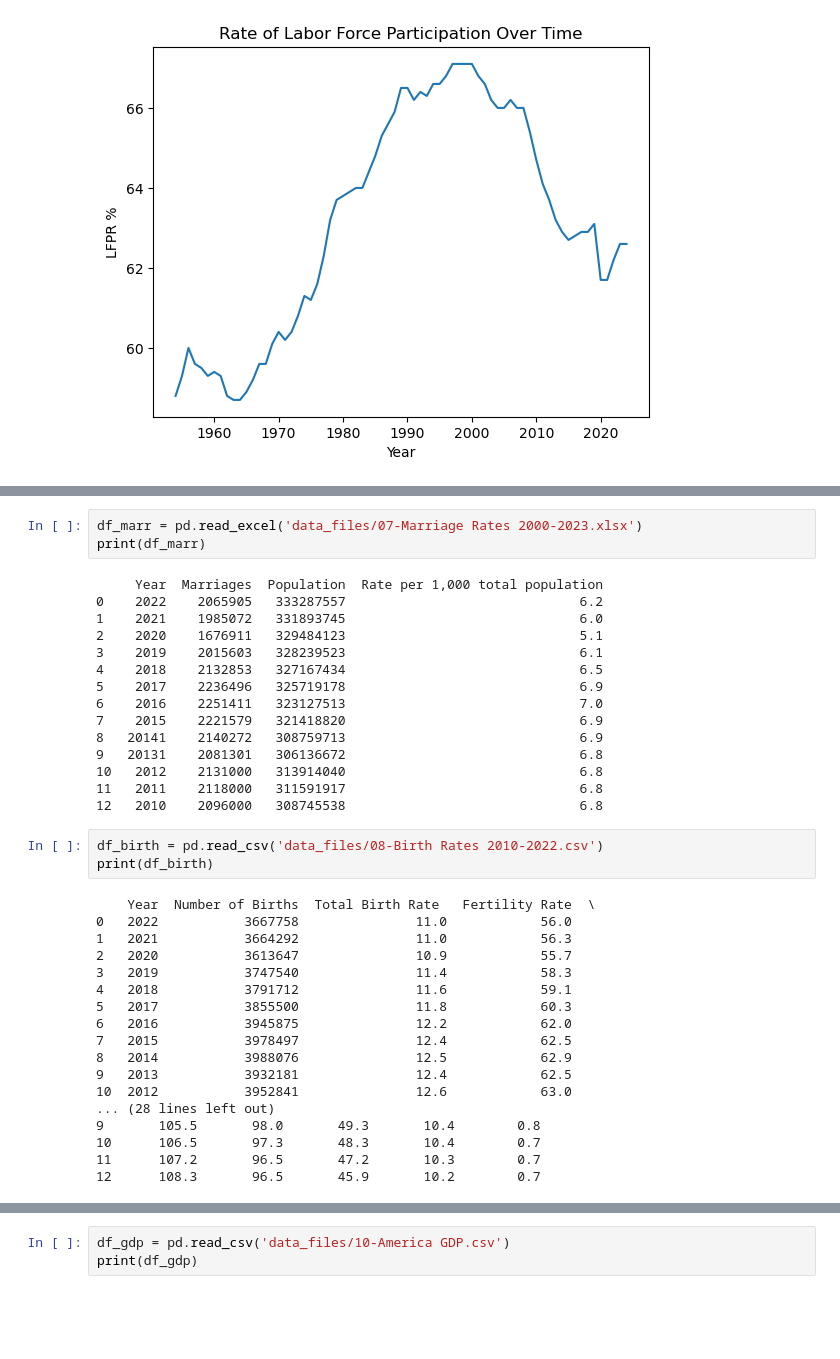
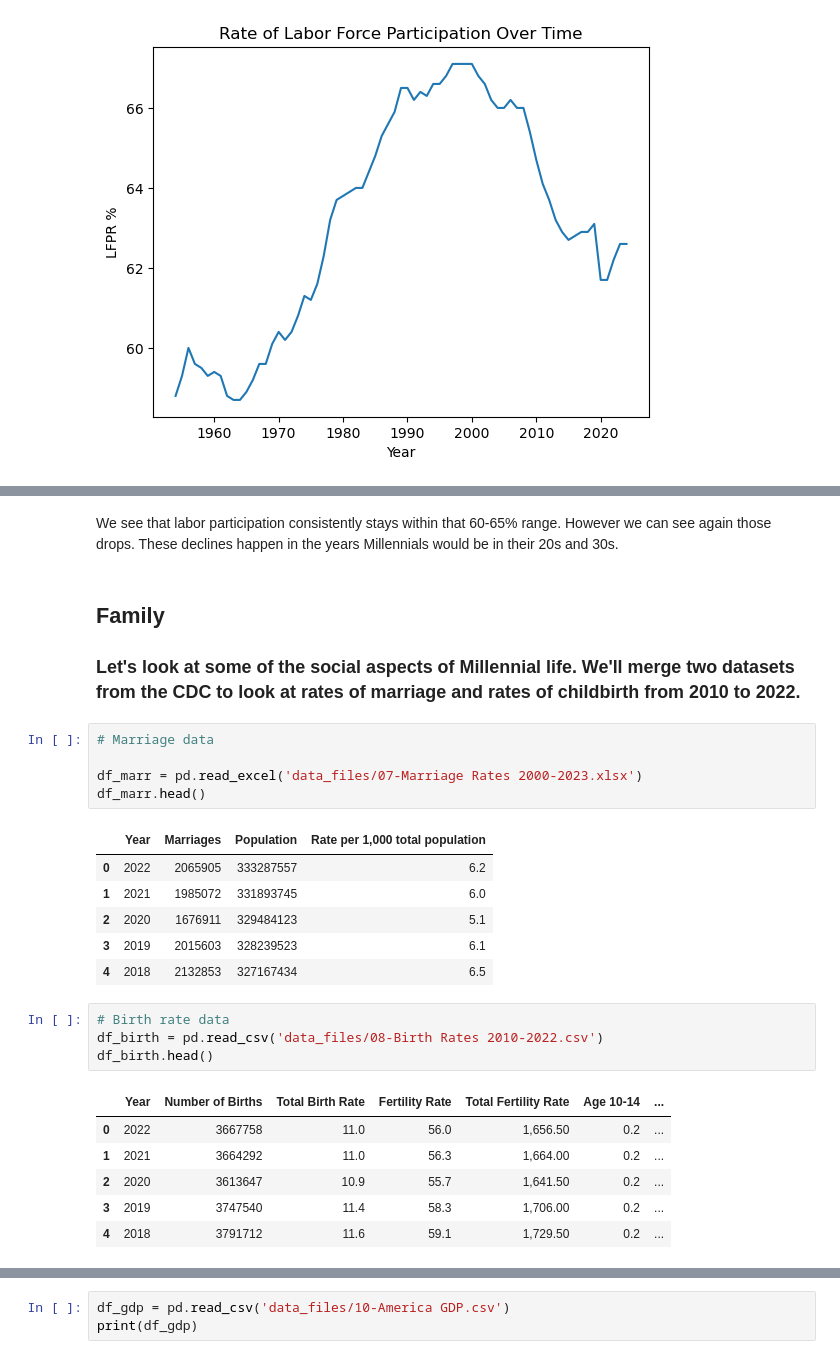
Before and after one commit to Mhuffman-Code/DA-Pathway-Project, a Jupyter notebook: code.ipynb, the cells around one changed output, grey strips where cells are left out. Drawn from its saved outputs; the diff is of its cells as text; blank space fills up the shorter version.

```diff
--- a/code.ipynb
+++ b/code.ipynb
@@ -189,42 +168,33 @@ print(df_tuition)
+# %% [markdown]
+We see that labor participation consistently stays within that 60-65% range. However we can see again those drops.
+These declines happen in the years Millennials would be in their 20s and 30s.
+# %% [markdown]
+## Family
+
+### Let's look at some of the social aspects of Millennial life. We'll merge two datasets from the CDC to look at rates of marriage and rates of childbirth from 2010 to 2022.
 # %%
+# Marriage data
+
 df_marr = pd.read_excel('data_files/07-Marriage Rates 2000-2023.xlsx')
-print(df_marr)
+df_marr.head()
 # %% [output]
-     Year  Marriages  Population  Rate per 1,000 total population
-0    2022    2065905   333287557                              6.2
-1    2021    1985072   331893745                              6.0
-2    2020    1676911   329484123                              5.1
-3    2019    2015603   328239523                              6.1
-4    2018    2132853   327167434                              6.5
-5    2017    2236496   325719178                              6.9
-6    2016    2251411   323127513                              7.0
-7    2015    2221579   321418820                              6.9
-8   20141    2140272   308759713                              6.9
-9   20131    2081301   306136672                              6.8
-10   2012    2131000   313914040                              6.8
-11   2011    2118000   311591917                              6.8
-12   2010    2096000   308745538                              6.8
+|  | Year | Marriages | Population | Rate per 1,000 total population |
+| 0 | 2022 | 2065905 | 333287557 | 6.2 |
+| 1 | 2021 | 1985072 | 331893745 | 6.0 |
+| 2 | 2020 | 1676911 | 329484123 | 5.1 |
+| 3 | 2019 | 2015603 | 328239523 | 6.1 |
+| 4 | 2018 | 2132853 | 327167434 | 6.5 |
 # %%
+# Birth rate data
 df_birth = pd.read_csv('data_files/08-Birth Rates 2010-2022.csv')
-print(df_birth)
+df_birth.head()
 # %% [output]
-    Year  Number of Births  Total Birth Rate   Fertility Rate  \
-0   2022           3667758               11.0            56.0
-1   2021           3664292               11.0            56.3
-2   2020           3613647               10.9            55.7
-3   2019           3747540               11.4            58.3
-4   2018           3791712               11.6            59.1
-5   2017           3855500               11.8            60.3
-6   2016           3945875               12.2            62.0
-7   2015           3978497               12.4            62.5
-8   2014           3988076               12.5            62.9
-9   2013           3932181               12.4            62.5
-10  2012           3952841               12.6            63.0
-... (28 lines left out)
-9       105.5       98.0       49.3       10.4        0.8
-10      106.5       97.3       48.3       10.4        0.7
-11      107.2       96.5       47.2       10.3        0.7
-12      108.3       96.5       45.9       10.2        0.7
+|  | Year | Number of Births | Total Birth Rate | Fertility Rate | Total Fertility Rate | Age 10-14 | ... |
+| 0 | 2022 | 3667758 | 11.0 | 56.0 | 1,656.50 | 0.2 | ... |
+| 1 | 2021 | 3664292 | 11.0 | 56.3 | 1,664.00 | 0.2 | ... |
+| 2 | 2020 | 3613647 | 10.9 | 55.7 | 1,641.50 | 0.2 | ... |
+| 3 | 2019 | 3747540 | 11.4 | 58.3 | 1,706.00 | 0.2 | ... |
+| 4 | 2018 | 3791712 | 11.6 | 59.1 | 1,729.50 | 0.2 | ... |
 # %%
 #merge marriage and birth rate tables
 
```
Also changed, not shown: parts of 28 cells of this notebook.
